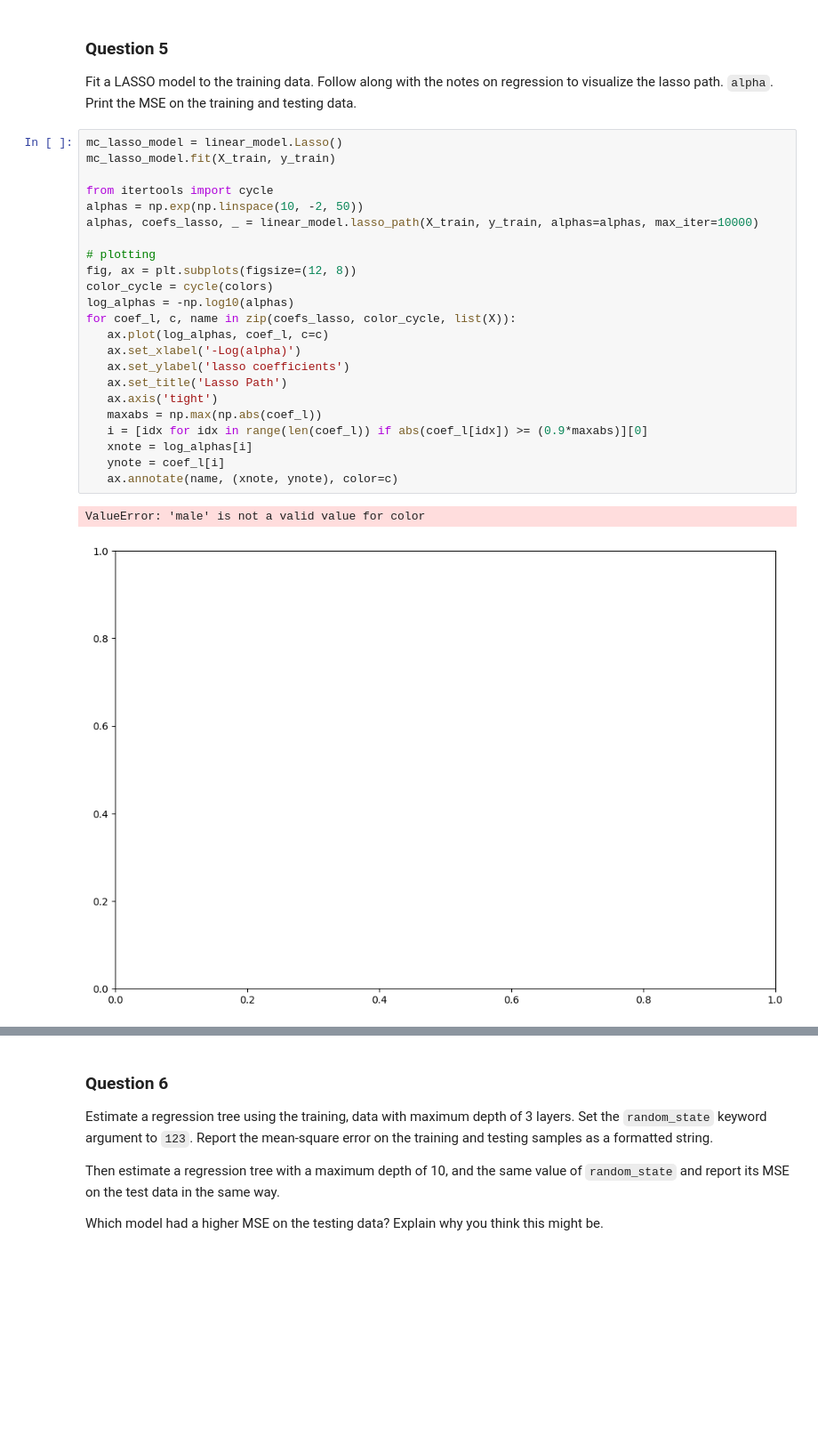
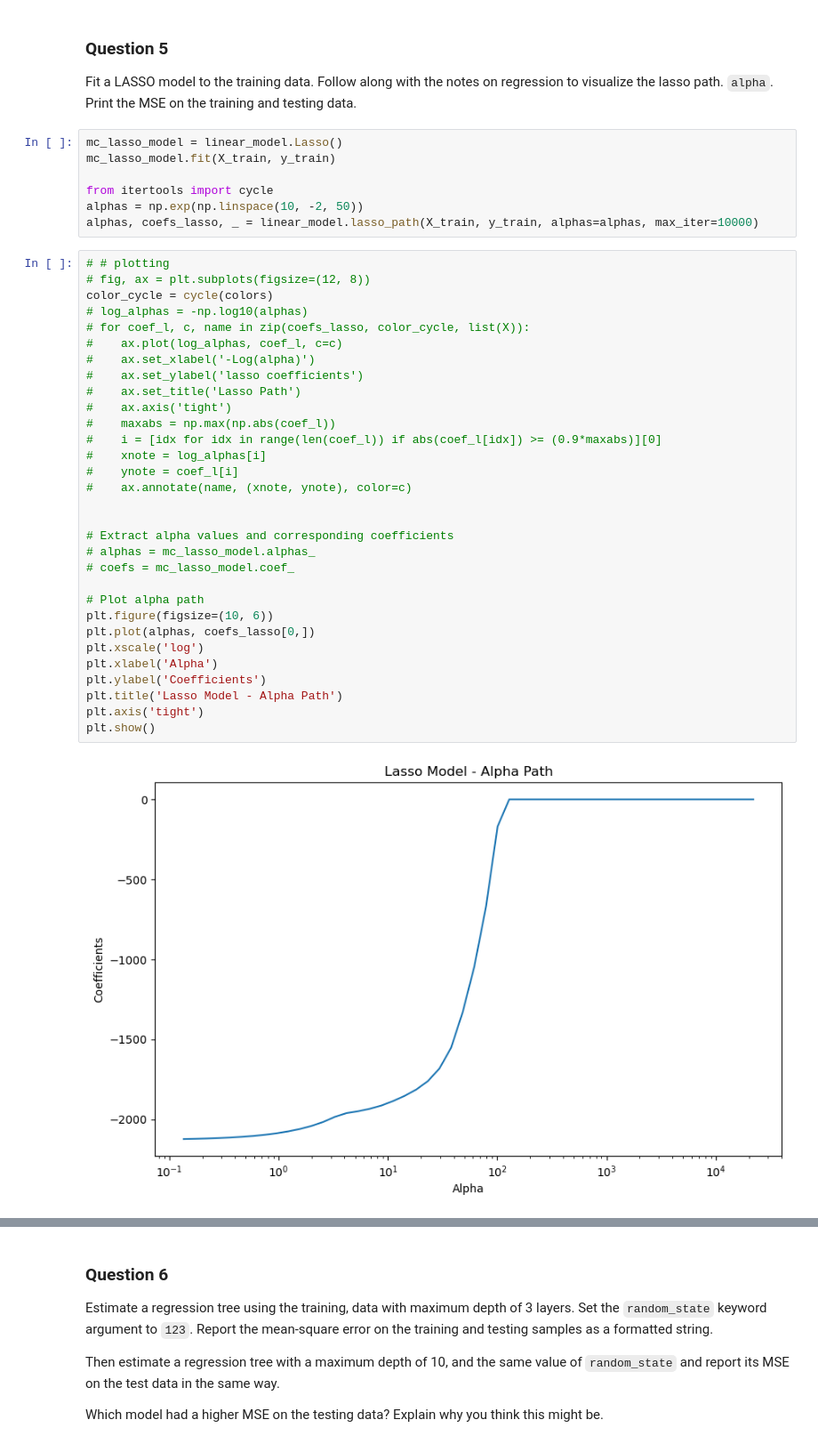
Before and after one commit to jossiej00/ECON323_2023_Spring, a Jupyter notebook: problem_sets/problem_set_6.ipynb, the cells around one changed output, grey strips where cells are left out. Shown: that part at 89% size. Drawn from its saved outputs; the diff is of its cells as text; blank space fills up the shorter version.

```diff
--- a/problem_sets/problem_set_6.ipynb
+++ b/problem_sets/problem_set_6.ipynb
@@ -149,25 +151,39 @@ mc_lasso_model.fit(X_train, y_train)
 from itertools import cycle
 alphas = np.exp(np.linspace(10, -2, 50))
 alphas, coefs_lasso, _ = linear_model.lasso_path(X_train, y_train, alphas=alphas, max_iter=10000)
-
-# plotting
-fig, ax = plt.subplots(figsize=(12, 8))
-color_cycle = cycle(colors)
-log_alphas = -np.log10(alphas)
-for coef_l, c, name in zip(coefs_lasso, color_cycle, list(X)):
-   ax.plot(log_alphas, coef_l, c=c)
-   ax.set_xlabel('-Log(alpha)')
-   ax.set_ylabel('lasso coefficients')
-   ax.set_title('Lasso Path')
-   ax.axis('tight')
-   maxabs = np.max(np.abs(coef_l))
-   i = [idx for idx in range(len(coef_l)) if abs(coef_l[idx]) >= (0.9*maxabs)][0]
-   xnote = log_alphas[i]
-   ynote = coef_l[i]
-   ax.annotate(name, (xnote, ynote), color=c)
-# %% [output]
-ValueError: 'male' is not a valid value for color
-[figure, removed]
+# %%
+# # plotting
+# fig, ax = plt.subplots(figsize=(12, 8))
+color_cycle = cycle(colors)
+# log_alphas = -np.log10(alphas)
+# for coef_l, c, name in zip(coefs_lasso, color_cycle, list(X)):
+#    ax.plot(log_alphas, coef_l, c=c)
+#    ax.set_xlabel('-Log(alpha)')
+#    ax.set_ylabel('lasso coefficients')
+#    ax.set_title('Lasso Path')
+#    ax.axis('tight')
+#    maxabs = np.max(np.abs(coef_l))
+#    i = [idx for idx in range(len(coef_l)) if abs(coef_l[idx]) >= (0.9*maxabs)][0]
+#    xnote = log_alphas[i]
+#    ynote = coef_l[i]
+#    ax.annotate(name, (xnote, ynote), color=c)
+
+
+# Extract alpha values and corresponding coefficients
+# alphas = mc_lasso_model.alphas_
+# coefs = mc_lasso_model.coef_
+
+# Plot alpha path
+plt.figure(figsize=(10, 6))
+plt.plot(alphas, coefs_lasso[0,])
+plt.xscale('log')
+plt.xlabel('Alpha')
+plt.ylabel('Coefficients')
+plt.title('Lasso Model - Alpha Path')
+plt.axis('tight')
+plt.show()
+# %% [output]
+[figure, added]
 # %%
 # MSE on the training
 lasso_trian_MSE = sklearn.metrics.mean_squared_error(y_train, mc_lasso_model.predict(X_train))
```
Also changed, not shown: parts of 5 cells of this notebook.
